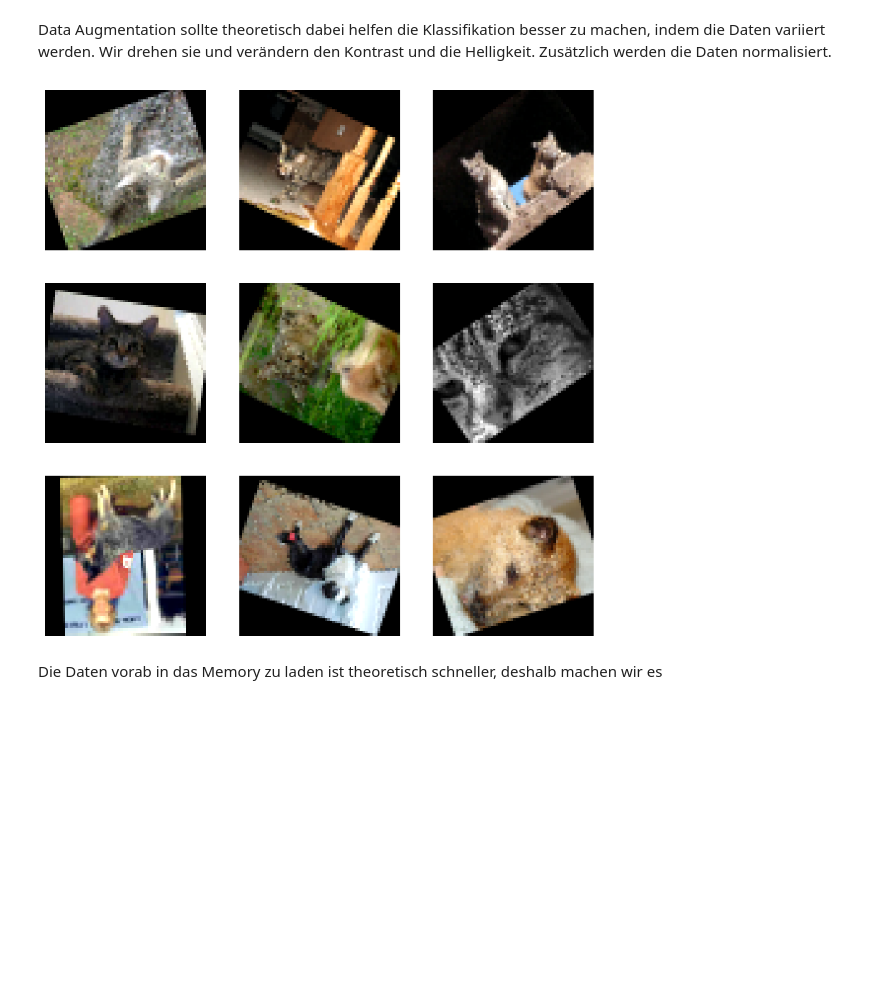
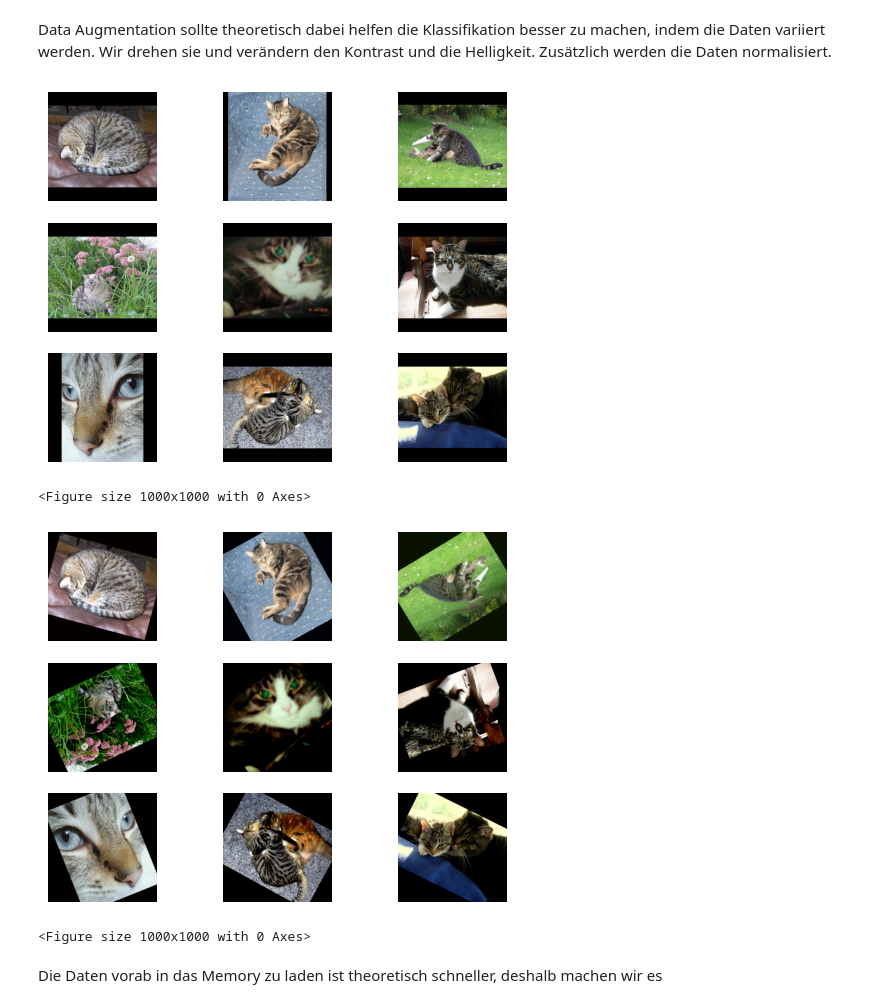
Before and after one commit to AngryBacteria/deeplearning-project-gujen1-steij14, a Jupyter notebook: imagenet_cnn.ipynb, the cells around one changed output. Drawn from its saved outputs; the diff is of its cells as text; code cells hidden in the pictures; blank space fills up the shorter version.

Commit message:
apply data augmentation correctly

```diff
--- a/imagenet_cnn.ipynb
+++ b/imagenet_cnn.ipynb
@@ -9,20 +9,20 @@ from livelossplot import PlotLossesKeras
 from matplotlib import pyplot as plt
 from tensorflow import data as tf_data
 
-IMAGE_SIZE = (64, 64)
-INPUT_SHAPE = (64, 64, 3)
+IMAGE_SIZE = (256, 256)
+INPUT_SHAPE = (256, 256, 3)
 BATCH_SIZE = 64
 # %% [markdown]
 Mit der Funktion `image_dataset_from_directory` können wir die Bilddaten von der Festplatte laden. Dabei müssen sie in einem bestimmten Format sein. Ein Image Ordner mit jeweils einem Ordner für jede Klasse. Hier werden auch direkt die Batches erstellt, die Bilder gepadded auf eine gemeinsame Grösse und ein Validation/Trian Split erstellt.
 # %%
-data_dir = os.path.join("data", "images")
-entries = os.listdir(data_dir)
-folder_count = sum(os.path.isdir(os.path.join(data_dir, entry)) for entry in entries)
+_data_dir = os.path.join("data", "images")
+_entries = os.listdir(_data_dir)
+_folder_count = sum(os.path.isdir(os.path.join(_data_dir, entry)) for entry in _entries)
 
 train_ds, val_ds = keras.utils.image_dataset_from_directory(
         os.path.join("data", "images"),
         labels="inferred",
-        label_mode="binary" if folder_count == 2 else "categorical",
+        label_mode="binary" if _folder_count == 2 else "categorical",
         color_mode="rgb",
         batch_size=BATCH_SIZE,
         image_size=IMAGE_SIZE,
@@ -34,6 +34,10 @@ train_ds, val_ds = keras.utils.image_dataset_from_directory(
         seed=42,
     )
 
+for _, _labels in train_ds.take(1):
+    print(_labels)
+    break
+
 if len(train_ds.class_names) == 2:
     NUMBER_OF_CLASSES = 1
 else:
@@ -47,33 +65,45 @@ Data Augmentation sollte theoretisch dabei helfen die Klassifikation besser zu m
 # %%
 data_augmentation_layers = [
     layers.RandomFlip("horizontal_and_vertical"),
     layers.RandomRotation(0.1, fill_mode="constant", interpolation="bilinear"),
-    layers.RandomContrast(0.1),
-    layers.RandomBrightness(0.1),
+    layers.RandomContrast(0.4),
+    layers.RandomBrightness(0.4),
     layers.Rescaling(1./255)
 ]
 
 def data_augmentation(images):
     for layer in data_augmentation_layers:
         images = layer(images)
     return images
 
 augmented_train_ds = train_ds.map(
     lambda images, labels: (data_augmentation(images), labels),
     num_parallel_calls=tf_data.AUTOTUNE)
 
 augmented_val_ds = val_ds.map(
     lambda images, labels: (data_augmentation(images), labels),
     num_parallel_calls=tf_data.AUTOTUNE)
 
+for batch_images, _ in train_ds.take(1):
+    for i in range(9):
+        ax = plt.subplot(3, 3, i + 1)
+        plt.imshow(keras.utils.array_to_img(batch_images[i]))
+        plt.axis("off")
 plt.figure(figsize=(10, 10))
+plt.show()
+
 for batch_images, _ in augmented_train_ds.take(1):
     for i in range(9):
         ax = plt.subplot(3, 3, i + 1)
         plt.imshow(keras.utils.array_to_img(batch_images[i]))
         plt.axis("off")
+plt.figure(figsize=(10, 10))
+plt.show()
 # %% [output]
-[figure, old version]
+[figure, new version]
+<Figure size 1000x1000 with 0 Axes>
+[figure, added]
+<Figure size 1000x1000 with 0 Axes>
 # %% [markdown]
 Die Daten vorab in das Memory zu laden ist theoretisch schneller, deshalb machen wir es
 # %%
```
Also changed, not shown: parts of 3 cells of this notebook.
